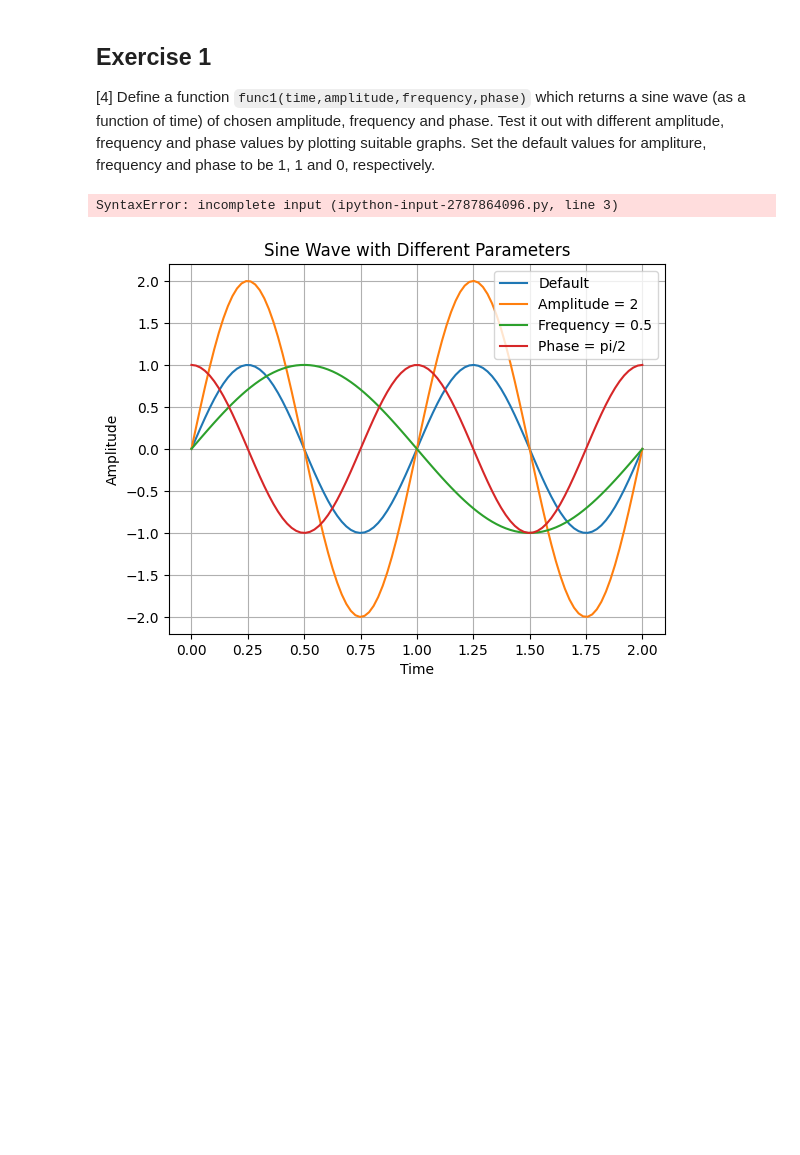
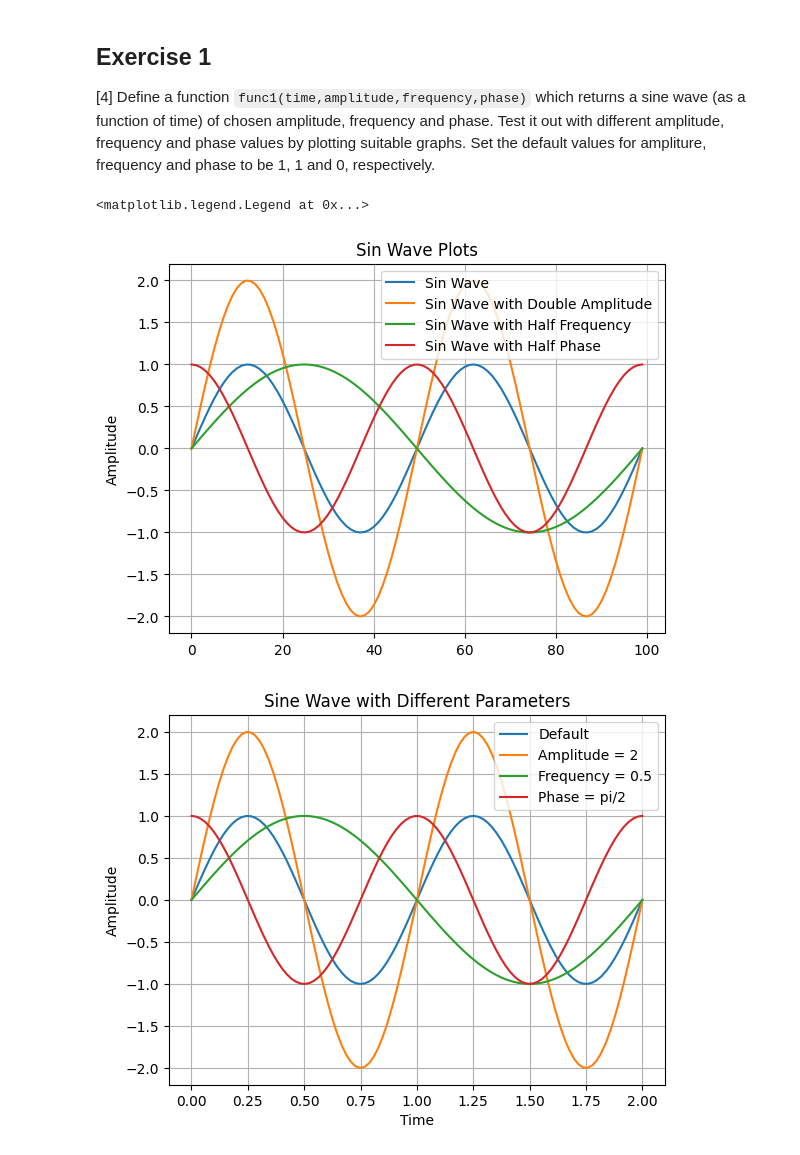
Before and after one commit to PX2145-2025/week-2-b-JonesRhys, a Jupyter notebook: Functions.ipynb, the cells around one changed output. Drawn from its saved outputs; the diff is of its cells as text; code cells hidden in the pictures; blank space fills up the shorter version.

```diff
--- a/Functions.ipynb
+++ b/Functions.ipynb
@@ -360,16 +360,34 @@ Text(0.5, 1.0, 'Centrifuge Position Over Time')
 ## Exercise 1
 
 [4] Define a function `func1(time,amplitude,frequency,phase)` which returns a sine wave (as a function of time) of chosen amplitude, frequency and phase. Test it out with different amplitude, frequency and phase values by plotting suitable graphs. Set the default values for ampliture, frequency and phase to be 1, 1 and 0, respectively.
-# %%
-from numpy import sin, pi, linspace
-import matplotlib.pyplot as plt
-def func1(time,ampplitude =1,frequency =1,phase =0):
-  """
-  Produces a sin wave as a function of time, amplitude, frequency and phase
-  """
-  return
-# %% [output]
-SyntaxError: incomplete input (ipython-input-2787864096.py, line 3)
+# %%
+from numpy import sin, pi, linspace
+import matplotlib.pyplot as plt
+def func1(time,amplitude =1,frequency =1,phase =0):
+  """
+  Produces a sin wave as a function of time, amplitude, frequency and phase
+  """
+  return amplitude * sin(2 * pi * frequency * time + phase) #from the equation of a wave Asin(wt+phi) etc
+
+time = linspace(0,2,100)
+#print(time) # test
+
+Default_Sin_Wave = func1(time) # default sin wave
+Amplitude_Sin_Wave = func1(time,amplitude = 2) # sin wave with double the amplitude
+Frequency_Sin_Wave = func1(time,frequency = 0.5) # sin wave with half the frequency
+Phase_Sin_Wave = func1(time,phase = pi/2) # sin wave with half phase
+
+plt.plot(Default_Sin_Wave,label="Sin Wave") # sin wave plots
+plt.plot(Amplitude_Sin_Wave,label="Sin Wave with Double Amplitude")
+plt.plot(Frequency_Sin_Wave,label="Sin Wave with Half Frequency")
+plt.plot(Phase_Sin_Wave,label="Sin Wave with Half Phase")
+plt.grid()
+plt.ylabel("Amplitude")
+plt.title("Sin Wave Plots")
+plt.legend()
+# %% [output]
+<matplotlib.legend.Legend at 0x...>
+[figure, added]
 # %%
 from numpy import sin, pi, linspace
 import matplotlib.pyplot as plt
```
